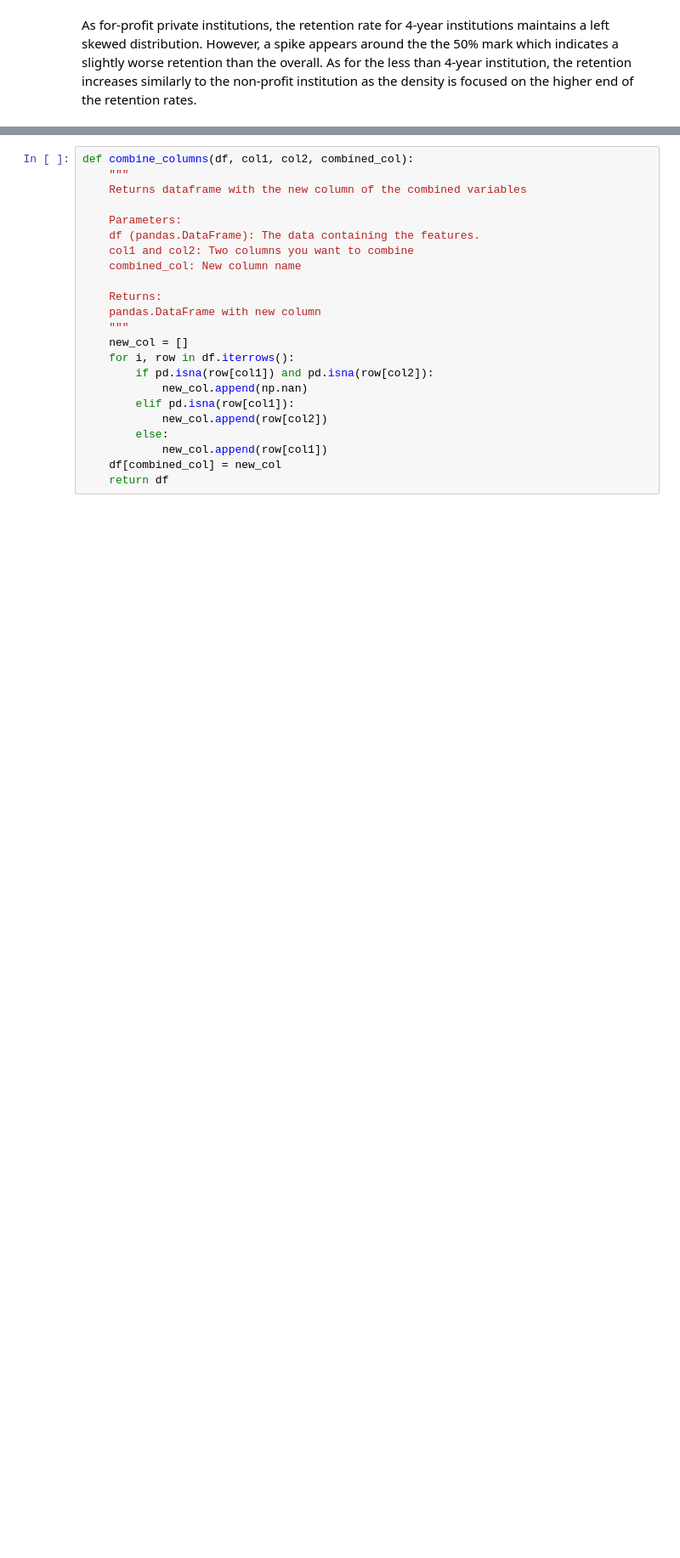
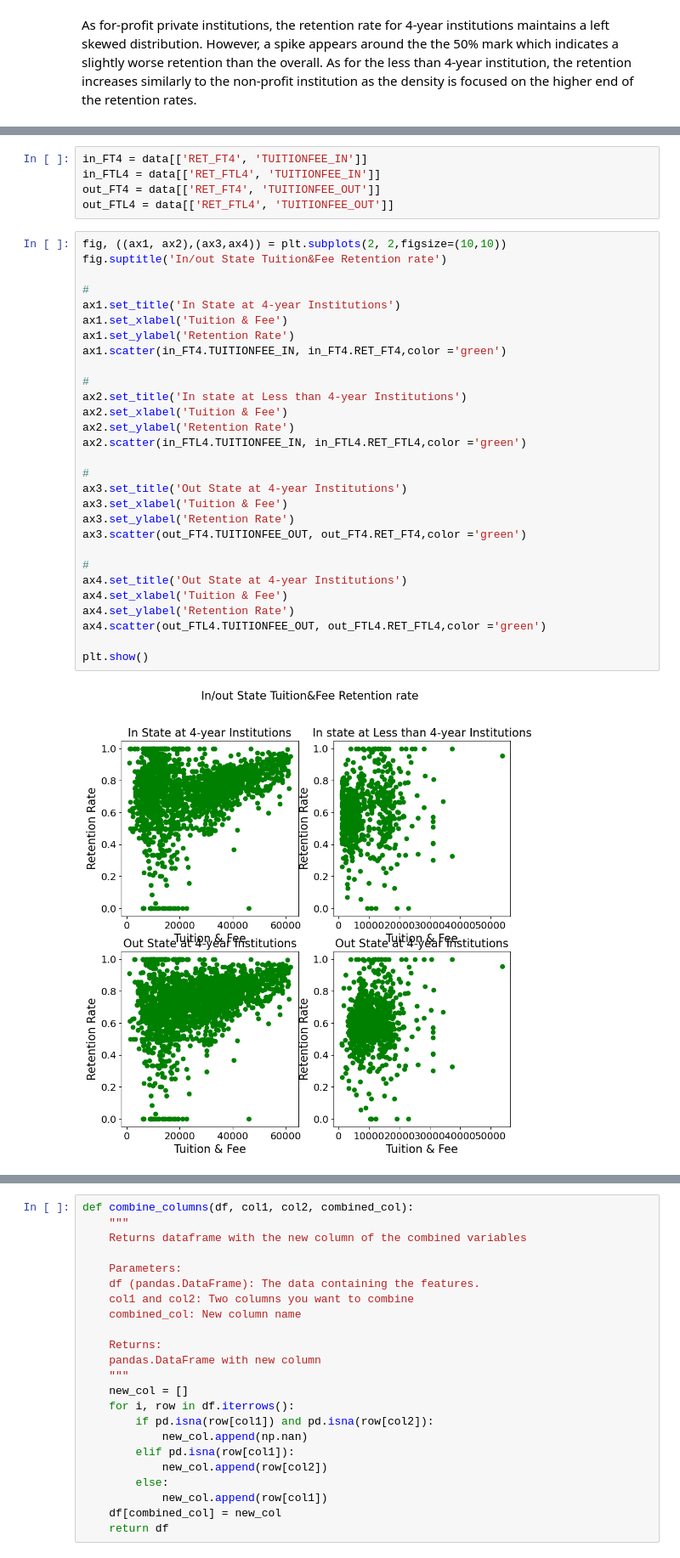
Before and after one commit to UCB-stat-159-s23/project-Group11, a Jupyter notebook: Exploratory Analysis.ipynb, the cells around one changed output, grey strips where cells are left out. Shown at 85% size. Cells and saved outputs as stored; diff of their text form; blank space fills up the shorter version.

```diff
--- a/Exploratory Analysis.ipynb
+++ b/Exploratory Analysis.ipynb
@@ -124,0 +180,36 @@ As for-profit private institutions, the retention rate for 4-year institutions m
+# %%
+in_FT4 = data[['RET_FT4', 'TUITIONFEE_IN']]
+in_FTL4 = data[['RET_FTL4', 'TUITIONFEE_IN']]
+out_FT4 = data[['RET_FT4', 'TUITIONFEE_OUT']]
+out_FTL4 = data[['RET_FTL4', 'TUITIONFEE_OUT']]
+# %%
+fig, ((ax1, ax2),(ax3,ax4)) = plt.subplots(2, 2,figsize=(10,10))
+fig.suptitle('In/out State Tuition&Fee Retention rate')
+
+#
+ax1.set_title('In State at 4-year Institutions')
+ax1.set_xlabel('Tuition & Fee')
+ax1.set_ylabel('Retention Rate')
+ax1.scatter(in_FT4.TUITIONFEE_IN, in_FT4.RET_FT4,color ='green')
+
+#
+ax2.set_title('In state at Less than 4-year Institutions')
+ax2.set_xlabel('Tuition & Fee')
+ax2.set_ylabel('Retention Rate')
+ax2.scatter(in_FTL4.TUITIONFEE_IN, in_FTL4.RET_FTL4,color ='green')
+
+#
+ax3.set_title('Out State at 4-year Institutions')
+ax3.set_xlabel('Tuition & Fee')
+ax3.set_ylabel('Retention Rate')
+ax3.scatter(out_FT4.TUITIONFEE_OUT, out_FT4.RET_FT4,color ='green')
+
+#
+ax4.set_title('Out State at 4-year Institutions')
+ax4.set_xlabel('Tuition & Fee')
+ax4.set_ylabel('Retention Rate')
+ax4.scatter(out_FTL4.TUITIONFEE_OUT, out_FTL4.RET_FTL4,color ='green')
+
+plt.show()
+# %% [output]
+[figure, added]
```
Also changed, not shown: parts of 39 cells of this notebook, 5 other files.
